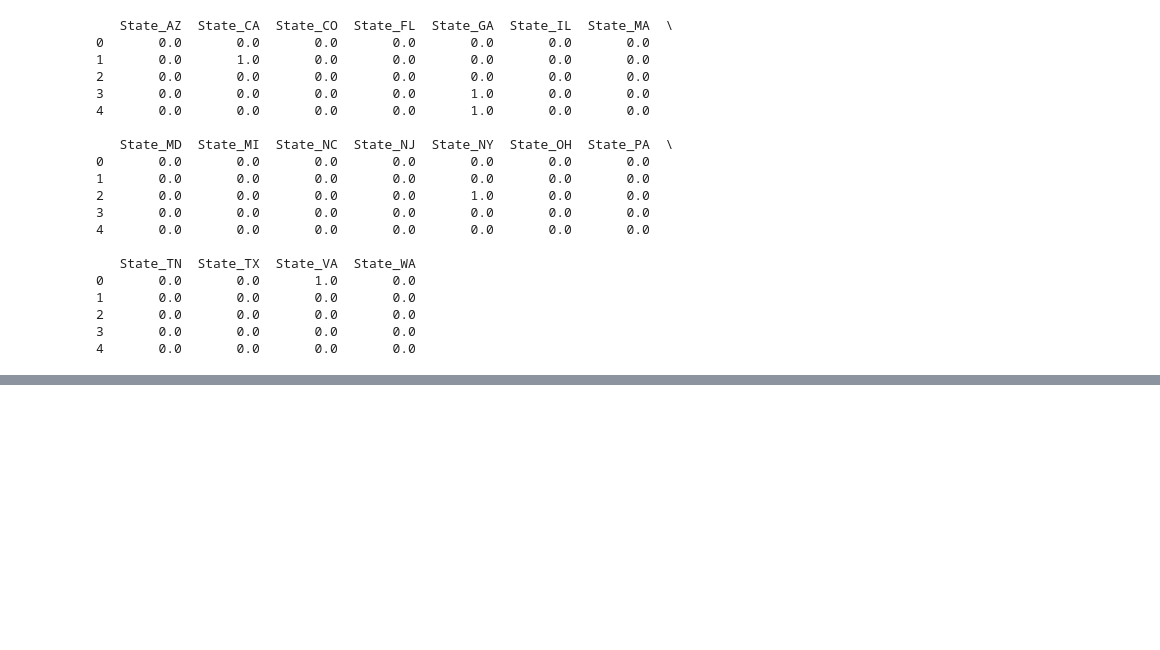
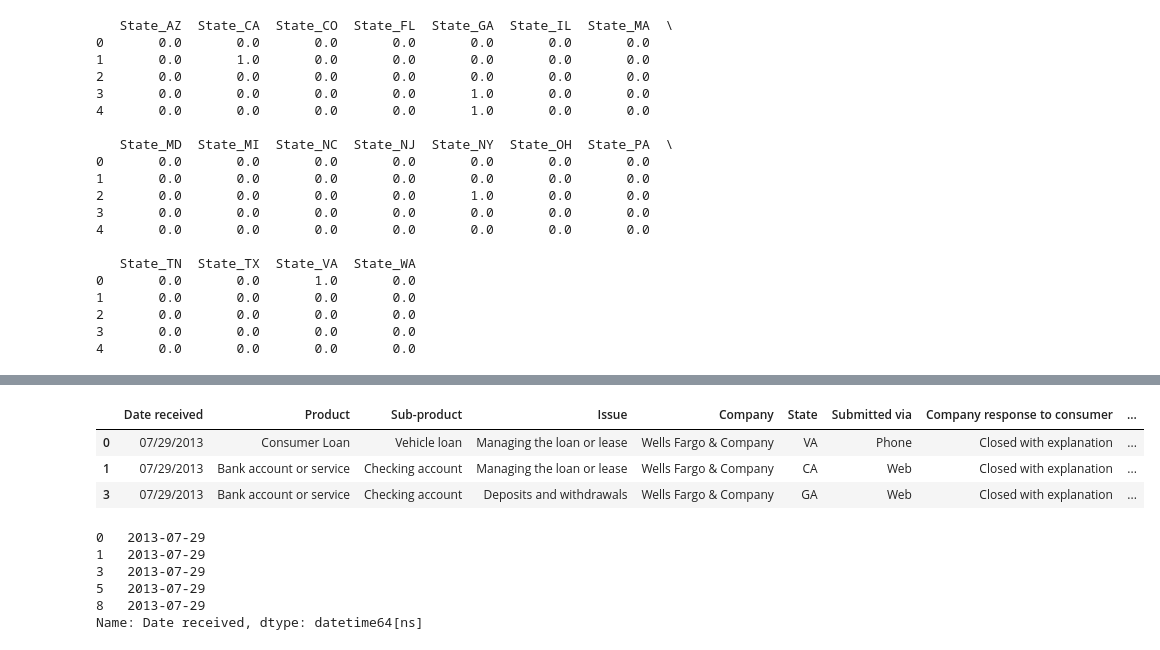
Before and after one commit to krystent2/ds-sf-29, a Jupyter notebook: projects/final-projects/04-notebook-rough-draft/Final_Project_Step4_KrystenT.ipynb, the cells around one changed output, grey strips where cells are left out. Drawn from its saved outputs; the diff is of its cells as text; code cells hidden in the pictures; blank space fills up the shorter version.

```diff
--- a/projects/final-projects/04-notebook-rough-draft/Final_Project_Step4_KrystenT.ipynb
+++ b/projects/final-projects/04-notebook-rough-draft/Final_Project_Step4_KrystenT.ipynb
@@ -400,0 +472,25 @@ print dummy_state.head()
+# %%
+df2.head(3)
+# %% [output]
+|  | Date received | Product | Sub-product | Issue | Company | State | Submitted via | Company response to consumer | ... |
+| 0 | 07/29/2013 | Consumer Loan | Vehicle loan | Managing the loan or lease | Wells Fargo & Company | VA | Phone | Closed with explanation | ... |
+| 1 | 07/29/2013 | Bank account or service | Checking account | Managing the loan or lease | Wells Fargo & Company | CA | Web | Closed with explanation | ... |
+| 3 | 07/29/2013 | Bank account or service | Checking account | Deposits and withdrawals | Wells Fargo & Company | GA | Web | Closed with explanation | ... |
+# %%
+from datetime import datetime
+from dateutil.parser import parse
+df2copy = df2.copy()
+df2copy['Date received'] = pd.to_datetime(df2copy['Date received'], format='%m/%d/%Y')
+#df2copy['Date received'] = pd.to_datetime(df2copy['Date received']).month
+#df2copy['Date received'] = pd.to_datetime(df2[['Date received']])
+#df2copy['Date received'] = pd.to_datetime(df2copy[['Date received']], format='%d%m%Y')
+#df2copy['Date received'] = pd.to_datetime(df2copy[['Date received']], format='%Y%m%d', errors='ignore')
+#df2copy['Date received'] = pd.to_datetime(df2copy[['Date received']], [day,month,year], inplace=True)
+print df2copy['Date received'].head()
+# %% [output]
+0   2013-07-29
+1   2013-07-29
+3   2013-07-29
+5   2013-07-29
+8   2013-07-29
+Name: Date received, dtype: datetime64[ns]
```
Also changed, not shown: parts of 11 cells of this notebook.
